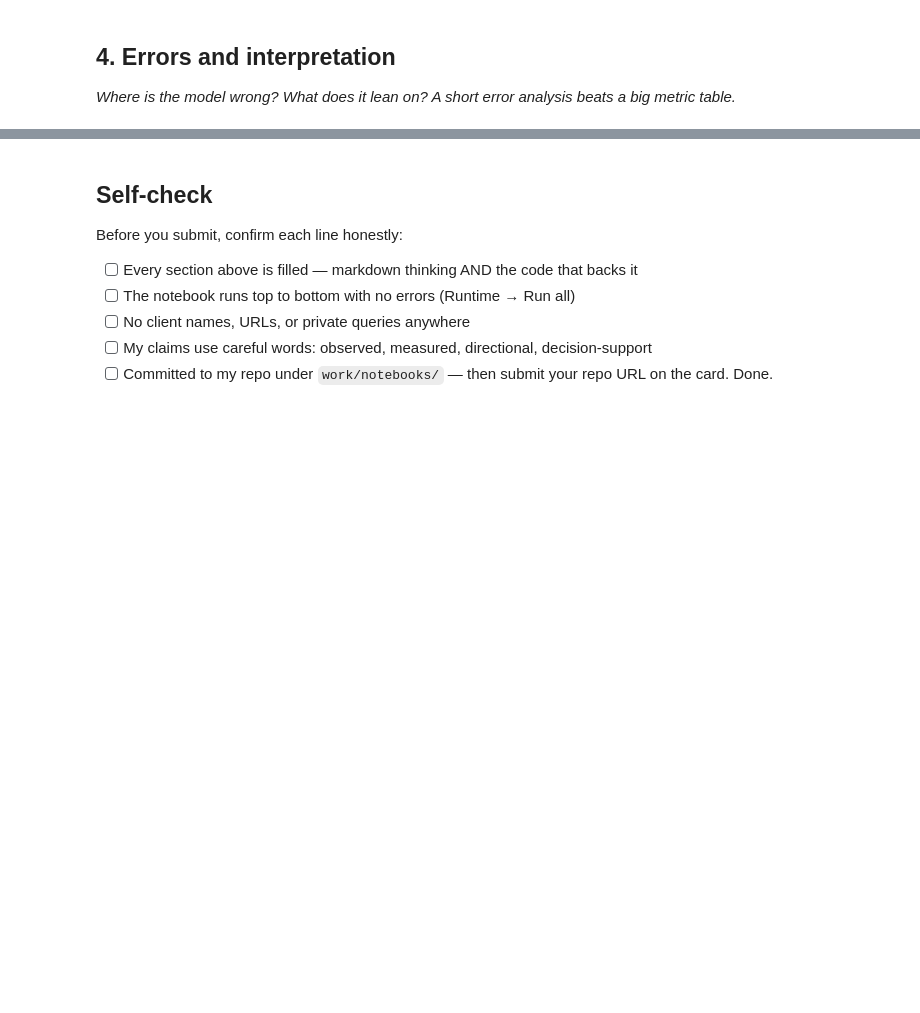
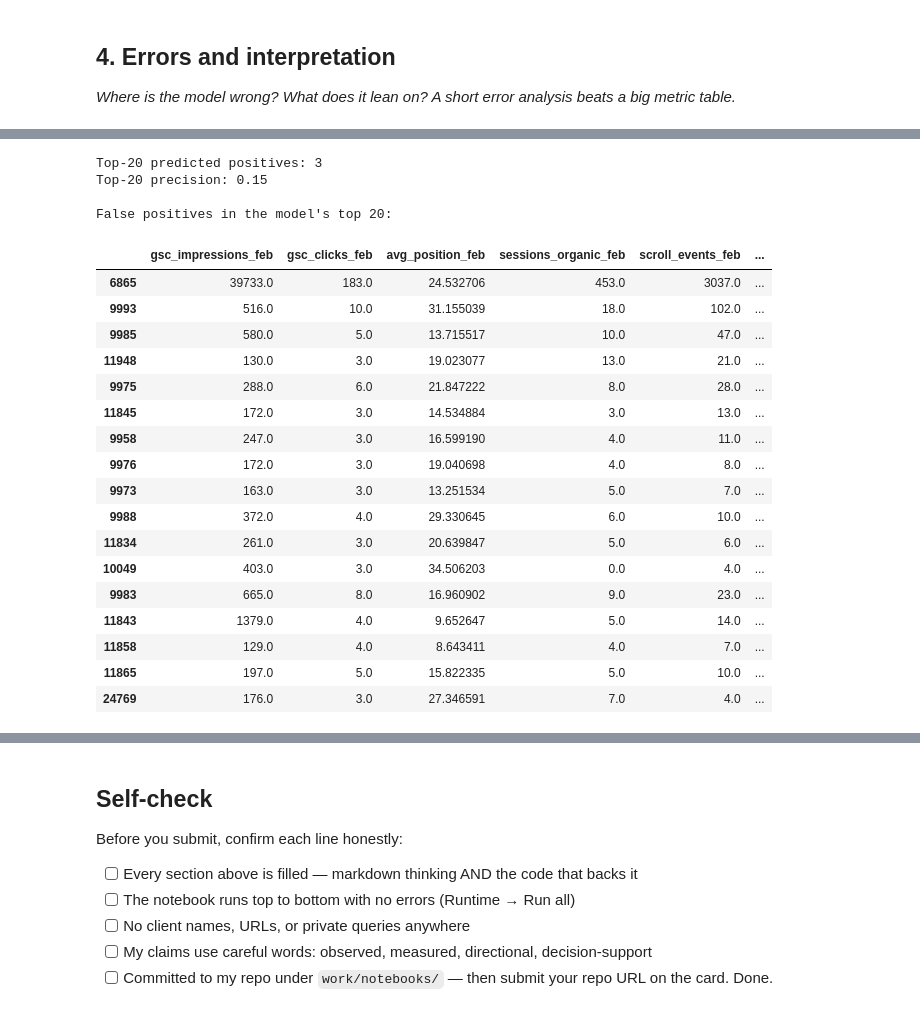
Before and after one commit to Ramy99999999/Flyrank-machine-learning-internship, a Jupyter notebook: work/notebooks/w05_model.ipynb, the cells around one changed output, grey strips where cells are left out. Saved outputs shown, nothing was run; the diff lists cells and outputs as text; code cells hidden in the pictures; blank space fills up the shorter version.

```diff
--- a/work/notebooks/w05_model.ipynb
+++ b/work/notebooks/w05_model.ipynb
@@ -34,3 +418,26 @@ This skeleton is yours to fill. Work the sections **in order** — each one has
 # %%
 # This cell is for CODE (numbers, a query, a check).
 # Write your text answer in the cell ABOVE this one — typing sentences here breaks Run All.
+# Inspect the model's most highly ranked evaluation rows.
+
+error_analysis = test_rows[
+    [
+        "client_hash_id",
+        "content_hash_id",
+        "gsc_impressions_feb",
+        "gsc_clicks_feb",
+        "avg_position_feb",
+        "sessions_organic_feb",
+        "scroll_events_feb",
+        "went_dark"
+    ]
+].copy()
+
+error_analysis["model_score"] = model_scores
+
+error_analysis = error_analysis.sort_values(
+    "model_score",
+    ascending=False
+)
+
+display(error_analysis.head(20))
@@ -36,0 +462,44 @@ This skeleton is yours to fill. Work the sections **in order** — each one has
+# %%
+top20 = error_analysis.head(20)
+
+print("Top-20 predicted positives:", top20["went_dark"].sum())
+print("Top-20 precision:", top20["went_dark"].mean())
+
+print("\nFalse positives in the model's top 20:")
+
+display(
+    top20[top20["went_dark"] == 0][
+        [
+            "gsc_impressions_feb",
+            "gsc_clicks_feb",
+            "avg_position_feb",
+            "sessions_organic_feb",
+            "scroll_events_feb",
+            "model_score",
+            "went_dark"
+        ]
+    ]
+)
+# %% [output]
+Top-20 predicted positives: 3
+Top-20 precision: 0.15
+
+False positives in the model's top 20:
+|  | gsc_impressions_feb | gsc_clicks_feb | avg_position_feb | sessions_organic_feb | scroll_events_feb | ... |
+| 6865 | 39733.0 | 183.0 | 24.532706 | 453.0 | 3037.0 | ... |
+| 9993 | 516.0 | 10.0 | 31.155039 | 18.0 | 102.0 | ... |
+| 9985 | 580.0 | 5.0 | 13.715517 | 10.0 | 47.0 | ... |
+| 11948 | 130.0 | 3.0 | 19.023077 | 13.0 | 21.0 | ... |
+| 9975 | 288.0 | 6.0 | 21.847222 | 8.0 | 28.0 | ... |
+| 11845 | 172.0 | 3.0 | 14.534884 | 3.0 | 13.0 | ... |
+| 9958 | 247.0 | 3.0 | 16.599190 | 4.0 | 11.0 | ... |
+| 9976 | 172.0 | 3.0 | 19.040698 | 4.0 | 8.0 | ... |
+| 9973 | 163.0 | 3.0 | 13.251534 | 5.0 | 7.0 | ... |
+| 9988 | 372.0 | 4.0 | 29.330645 | 6.0 | 10.0 | ... |
+| 11834 | 261.0 | 3.0 | 20.639847 | 5.0 | 6.0 | ... |
+| 10049 | 403.0 | 3.0 | 34.506203 | 0.0 | 4.0 | ... |
+| 9983 | 665.0 | 8.0 | 16.960902 | 9.0 | 23.0 | ... |
+| 11843 | 1379.0 | 4.0 | 9.652647 | 5.0 | 14.0 | ... |
+| 11858 | 129.0 | 4.0 | 8.643411 | 4.0 | 7.0 | ... |
+| 11865 | 197.0 | 5.0 | 15.822335 | 5.0 | 10.0 | ... |
+| 24769 | 176.0 | 3.0 | 27.346591 | 7.0 | 4.0 | ... |
```
Also changed, not shown: parts of 22 cells of this notebook.
